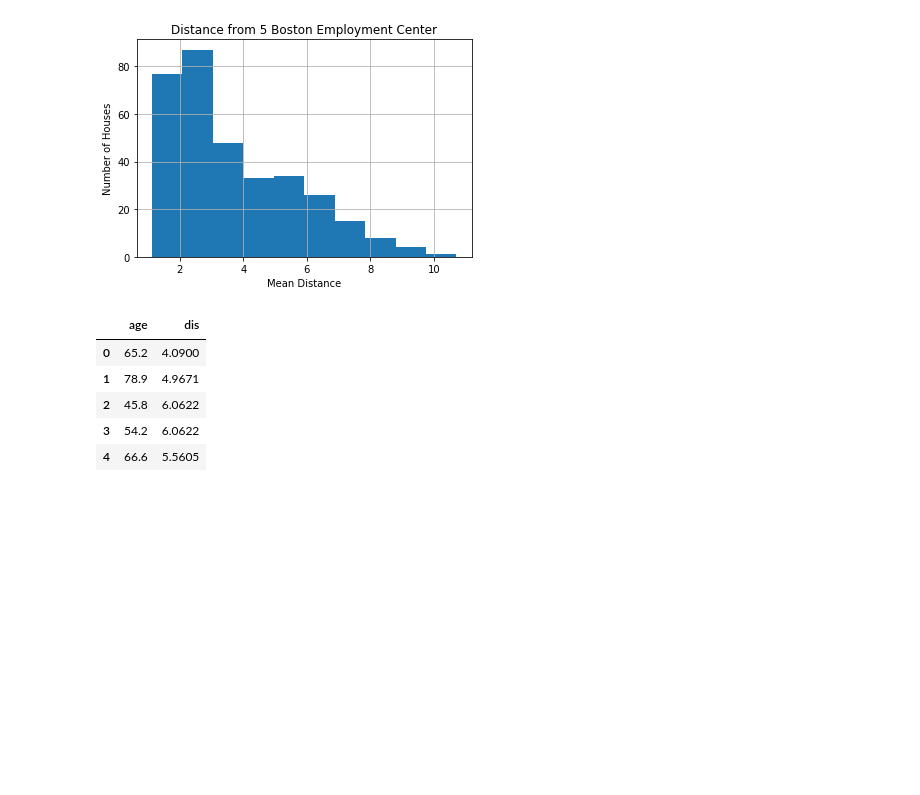
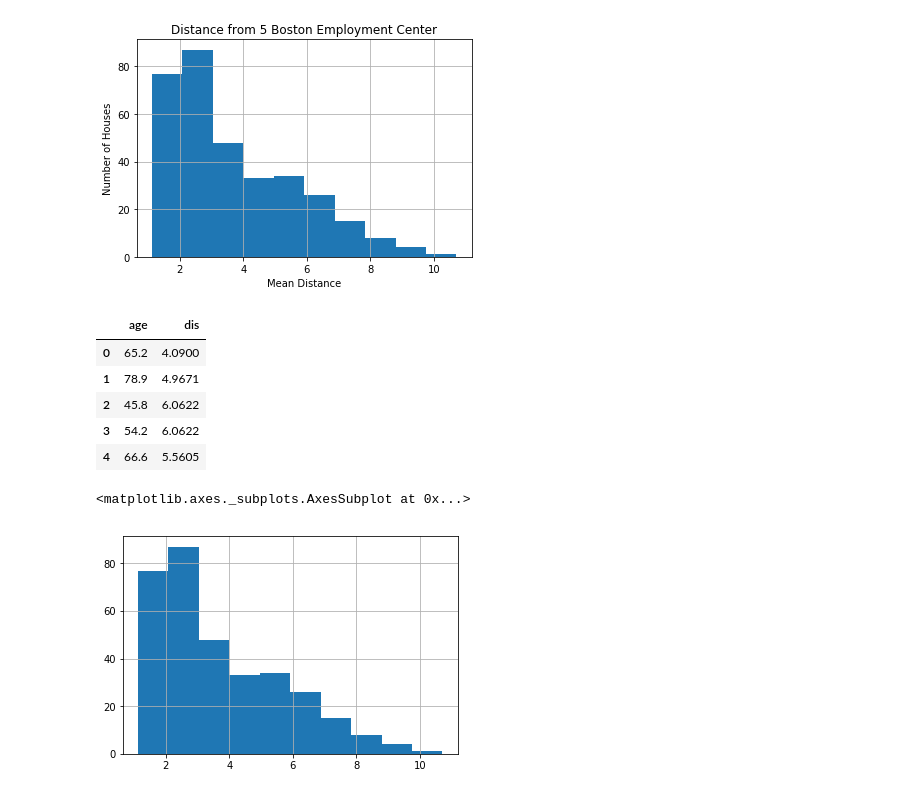
Before and after one commit to lnhdn/dsc-project-eda-with-pandas-nyc-ds-career-042219, a Jupyter notebook: index.ipynb, the cells around one changed output. Cells and saved outputs as stored; diff of their text form; code cells hidden in the pictures; blank space fills up the shorter version.

```diff
--- a/index.ipynb
+++ b/index.ipynb
@@ -209,4 +209,7 @@ age_dis.head()
 | 3 | 54.2 | 6.0622 |
 | 4 | 66.6 | 5.5605 |
 # %%
-age_dis
+age_dis.dis.hist()
+# %% [output]
+<matplotlib.axes._subplots.AxesSubplot at 0x...>
+[figure, added]
```
